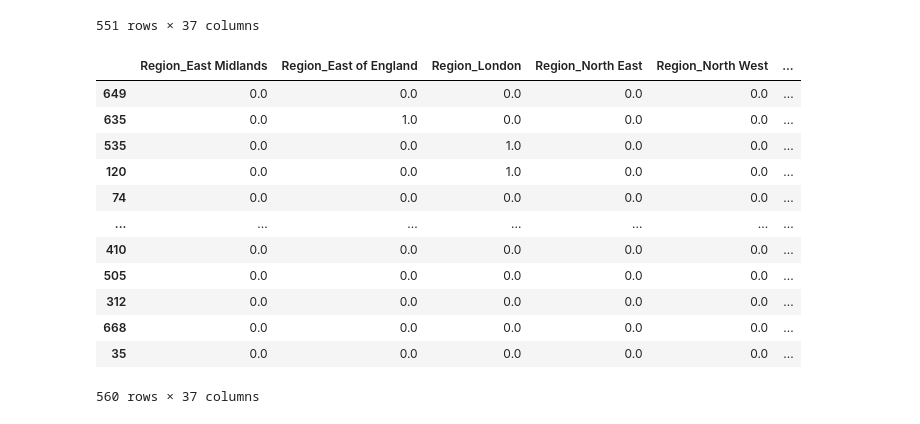
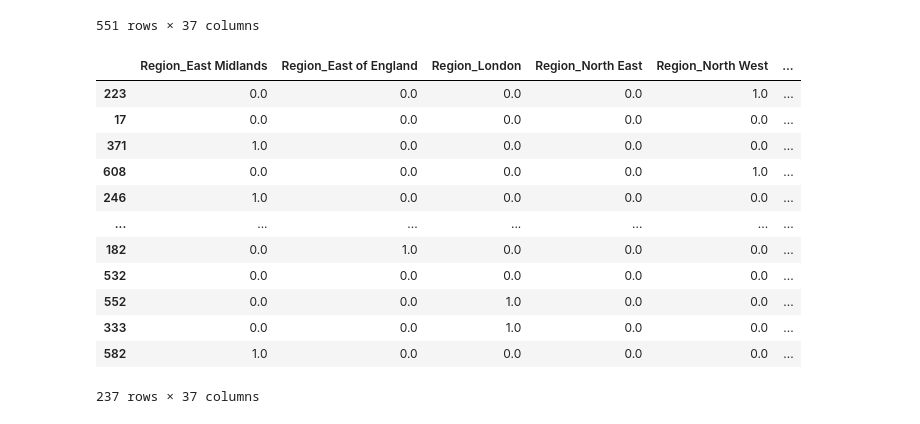
Before and after one commit to NassarX/ML-200179-Project, a Jupyter notebook: smith_parasite.ipynb, the cells around one changed output. Cells and saved outputs as stored; diff of their text form; code cells hidden in the pictures.

```diff
--- a/smith_parasite.ipynb
+++ b/smith_parasite.ipynb
@@ -473,8 +479,8 @@ outs_train_df = X_train[~X_train['Birth_Year'].isin(pd.Series(outs_train['Birth_
 print('Percentage of train data kept after removing outliers:', np.round(outs_train_df.shape[0] / X_train.shape[0], 4))
 
 summary_val, outs_val = detect_outliers_empirical(X_val)
-outs_val_df = X_train[~X_train['Birth_Year'].isin(pd.Series(outs_val['Birth_Year']))]
-print('Percentage of validation data kept after removing outliers:', np.round(outs_val_df.shape[0] / X_train.shape[0], 4))
+outs_val_df = X_val[~X_val['Birth_Year'].isin(pd.Series(outs_val['Birth_Year']))]
+print('Percentage of validation data kept after removing outliers:', np.round(outs_val_df.shape[0] / X_val.shape[0], 4))
 
 # Overwrite the dataframe with outlier rows removed.
 X_train = outs_train_df.copy()
@@ -842,8 +910,8 @@ non_metric_features
  'Water_Habit']
 # %%
 # Copy train & val df into encoding df
-train_enc_df = X_train[non_metric_features].copy()
-val_enc_df = X_val[non_metric_features].copy()
+train_enc_df = X_train[non_metric_ordinal_features+non_metric_nominal_features].copy()
+val_enc_df = X_val[non_metric_ordinal_features+non_metric_nominal_features].copy()
 # %% [markdown]
 __`Replace Checkup = Not Sure with mode value`__
 # %%
@@ -931,8 +999,8 @@ train_oenc_df.head(10)
 | 583 | 2.0 | 2.0 |
 # %%
 # Reassigning df to contain ohc variables
-train_enc_df = pd.concat([train_enc_df.drop(columns=non_metric_ordinal_features), train_oenc_df], axis=1)
-val_enc_df = pd.concat([val_enc_df.drop(columns=non_metric_ordinal_features), val_oenc_df], axis=1)
+train_enc_df = pd.concat([train_enc_df.drop(columns=non_metric_ordinal_features), train_oenc_df], axis=1).set_index(X_train.index)
+val_enc_df = pd.concat([val_enc_df.drop(columns=non_metric_ordinal_features), val_oenc_df], axis=1).set_index(X_val.index)
 train_enc_df.head()
 # %% [output]
 |  | Region | Education | Checkup | Diabetes | Smoking_Habit | Drinking_Habit | Exercise | Fruit_Habit | ... |
@@ -967,25 +1035,23 @@ ohc_train_df
 | 35 | 0.0 | 0.0 | 0.0 | 0.0 | 0.0 | ... |
 551 rows × 37 columns
 # %%
-# Validation Data
 # Use OneHotEncoder to encode the categorical features. Get feature names and create a DataFrame
-# with the one-hot encoded categorical features (pass feature names)
 ohc = OneHotEncoder(sparse=False)
-ohc_val_feat = ohc.fit_transform(val_enc_df[non_metric_nominal_features])
-ohc_feat_val_names = ohc.get_feature_names_out()
-ohc_val_df = pd.DataFrame(ohc_val_feat, index=val_enc_df.index, columns=ohc_feat_val_names)
-ohc_val_df
+val_ohenc_feat = ohc.fit_transform(val_enc_df[non_metric_nominal_features])
+val_ohenc_feat_names = ohc.get_feature_names_out()
+val_ohenc_df = pd.DataFrame(val_ohenc_feat, index=val_enc_df.index, columns=val_ohenc_feat_names).set_index(X_val.index)
+val_ohenc_df
 # %% [output]
 |  | Region_East Midlands | Region_East of England | Region_London | Region_North East | Region_North West | ... |
-| 649 | 0.0 | 0.0 | 0.0 | 0.0 | 0.0 | ... |
-| 635 | 0.0 | 1.0 | 0.0 | 0.0 | 0.0 | ... |
-| 535 | 0.0 | 0.0 | 1.0 | 0.0 | 0.0 | ... |
-| 120 | 0.0 | 0.0 | 1.0 | 0.0 | 0.0 | ... |
-| 74 | 0.0 | 0.0 | 0.0 | 0.0 | 0.0 | ... |
+| 223 | 0.0 | 0.0 | 0.0 | 0.0 | 1.0 | ... |
+| 17 | 0.0 | 0.0 | 0.0 | 0.0 | 0.0 | ... |
+| 371 | 1.0 | 0.0 | 0.0 | 0.0 | 0.0 | ... |
+| 608 | 0.0 | 0.0 | 0.0 | 0.0 | 1.0 | ... |
+| 246 | 1.0 | 0.0 | 0.0 | 0.0 | 0.0 | ... |
 | ... | ... | ... | ... | ... | ... | ... |
-| 410 | 0.0 | 0.0 | 0.0 | 0.0 | 0.0 | ... |
-| 505 | 0.0 | 0.0 | 0.0 | 0.0 | 0.0 | ... |
-| 312 | 0.0 | 0.0 | 0.0 | 0.0 | 0.0 | ... |
-| 668 | 0.0 | 0.0 | 0.0 | 0.0 | 0.0 | ... |
-| 35 | 0.0 | 0.0 | 0.0 | 0.0 | 0.0 | ... |
+| 182 | 0.0 | 1.0 | 0.0 | 0.0 | 0.0 | ... |
+| 532 | 0.0 | 0.0 | 0.0 | 0.0 | 0.0 | ... |
+| 552 | 0.0 | 0.0 | 1.0 | 0.0 | 0.0 | ... |
+| 333 | 0.0 | 0.0 | 1.0 | 0.0 | 0.0 | ... |
+| 582 | 1.0 | 0.0 | 0.0 | 0.0 | 0.0 | ... |
-560 rows × 37 columns
+237 rows × 37 columns
```
Also changed, not shown: parts of 56 cells of this notebook.
